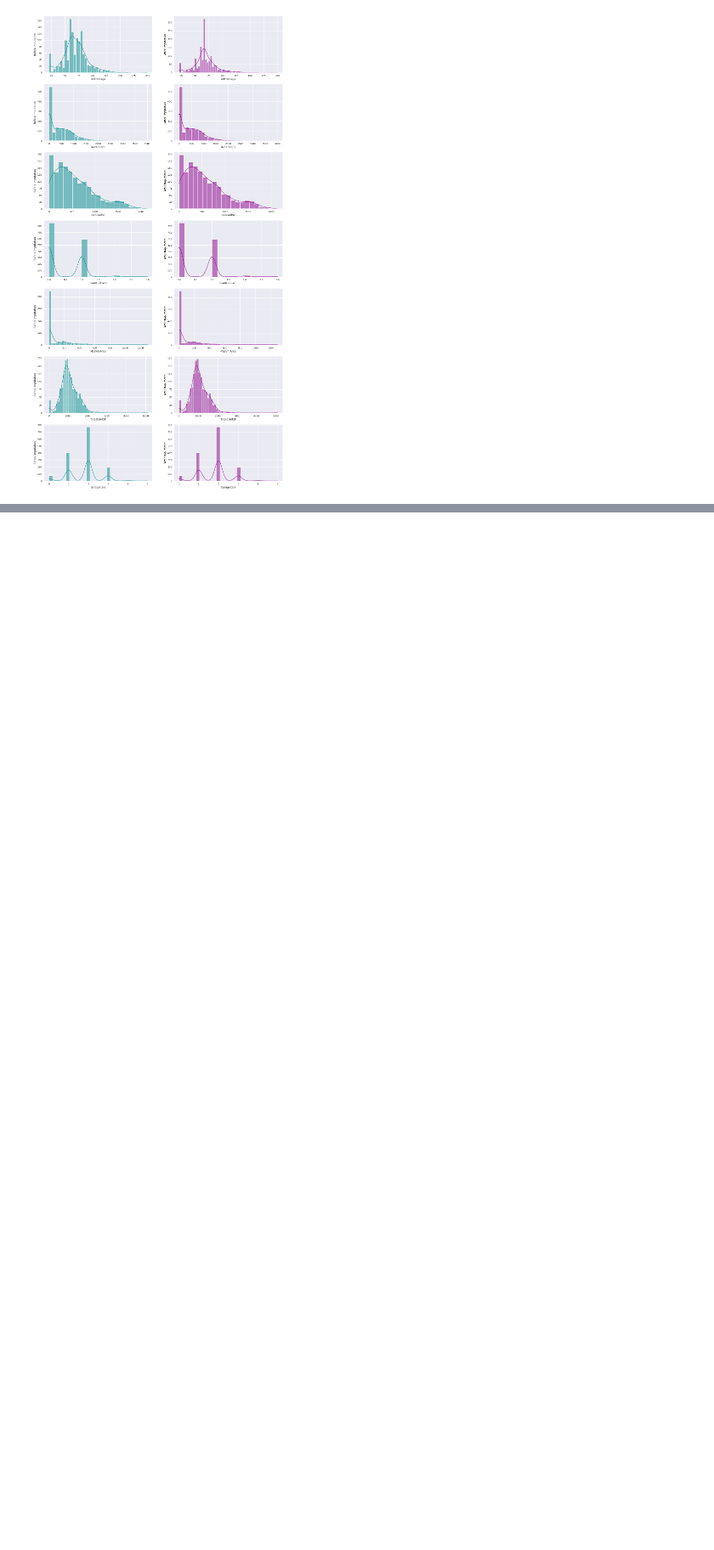
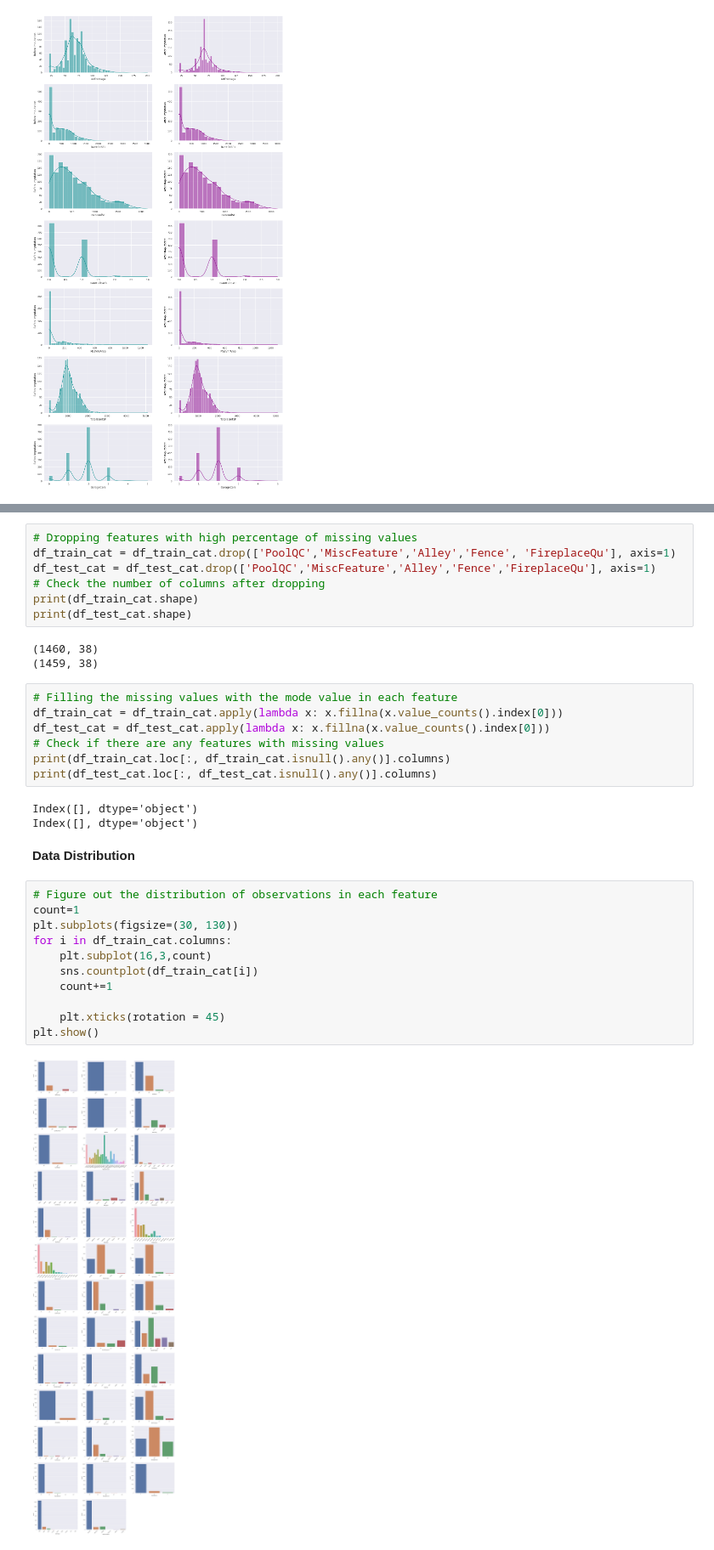
Before and after one commit to gowriks12/Kaggle-competition, a Jupyter notebook: house-price-prediction.ipynb, the cells around one changed output, grey strips where cells are left out. Shown at 85% size. Saved outputs shown, nothing was run; the diff lists cells and outputs as text; blank space fills up the shorter version.

```diff
--- a/house-price-prediction.ipynb
+++ b/house-price-prediction.ipynb
@@ -330,0 +482,35 @@ df_test_impute.drop('LotFrontage', axis=1, inplace=True)
+# %%
+# Dropping features with high percentage of missing values
+df_train_cat = df_train_cat.drop(['PoolQC','MiscFeature','Alley','Fence', 'FireplaceQu'], axis=1)
+df_test_cat = df_test_cat.drop(['PoolQC','MiscFeature','Alley','Fence','FireplaceQu'], axis=1)
+# Check the number of columns after dropping
+print(df_train_cat.shape)
+print(df_test_cat.shape)
+# %% [output]
+(1460, 38)
+(1459, 38)
+# %%
+# Filling the missing values with the mode value in each feature
+df_train_cat = df_train_cat.apply(lambda x: x.fillna(x.value_counts().index[0]))
+df_test_cat = df_test_cat.apply(lambda x: x.fillna(x.value_counts().index[0]))
+# Check if there are any features with missing values
+print(df_train_cat.loc[:, df_train_cat.isnull().any()].columns)
+print(df_test_cat.loc[:, df_test_cat.isnull().any()].columns)
+# %% [output]
+Index([], dtype='object')
+Index([], dtype='object')
+# %% [markdown]
+**Data Distribution**
+# %%
+# Figure out the distribution of observations in each feature
+count=1
+plt.subplots(figsize=(30, 130))
+for i in df_train_cat.columns:
+    plt.subplot(16,3,count)
+    sns.countplot(df_train_cat[i])
+    count+=1
+
+    plt.xticks(rotation = 45)
+plt.show()
+# %% [output]
+[figure, added]
```
Also changed, not shown: parts of 52 cells of this notebook.
